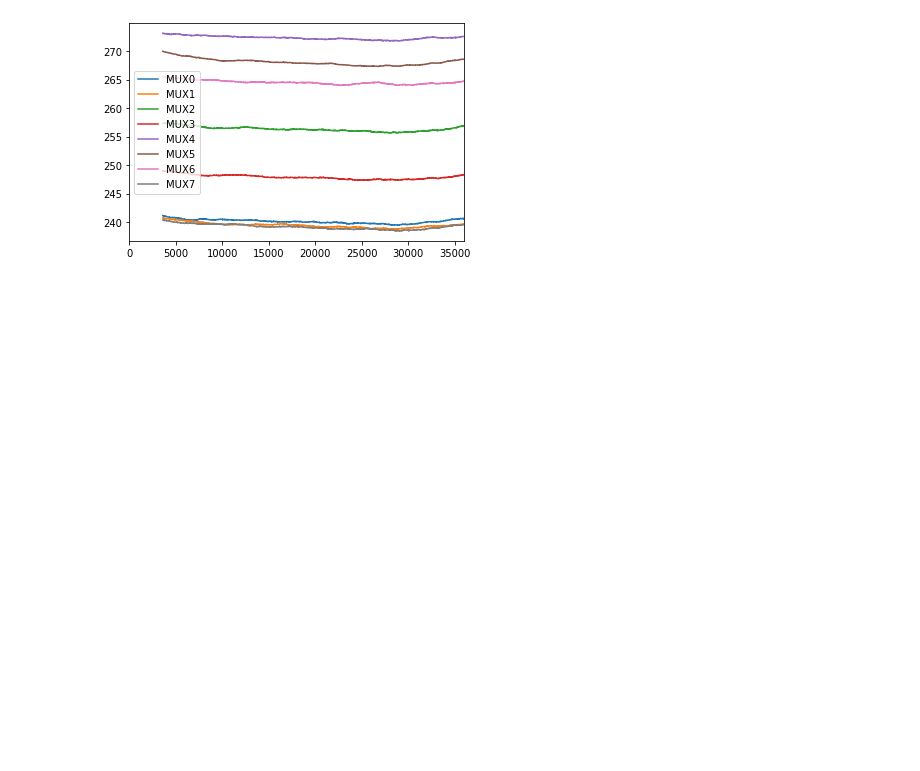
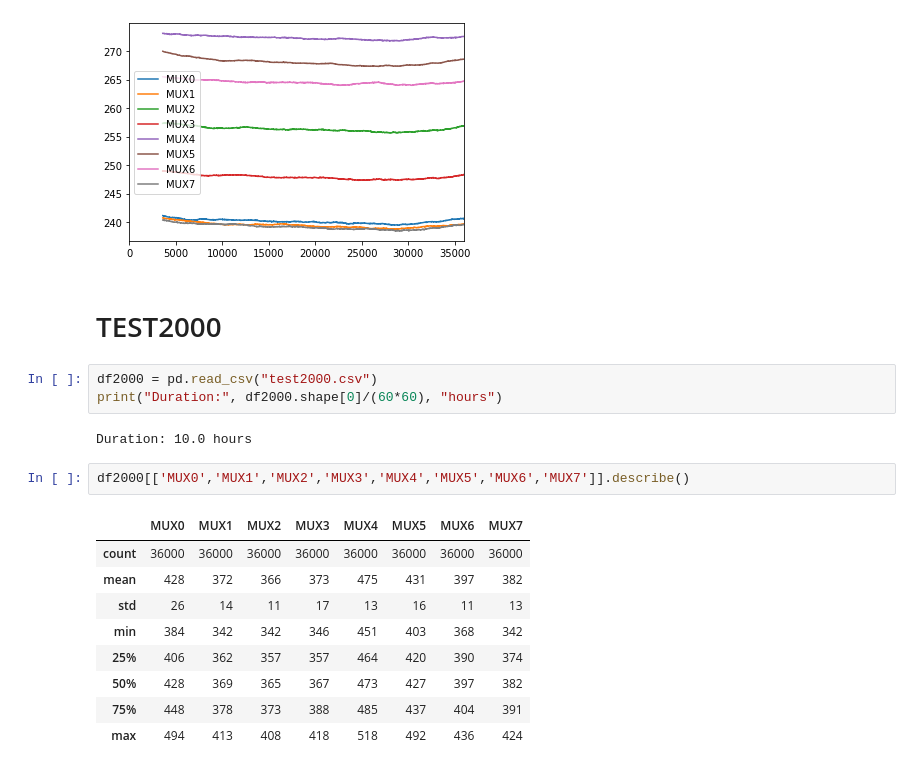
Before and after one commit to mygs/babilonia, a Jupyter notebook: research/mux-capacitive/moisture.ipynb, the cells around one changed output. Drawn from its saved outputs; the diff is of its cells as text; blank space fills up the shorter version.

```diff
--- a/research/mux-capacitive/moisture.ipynb
+++ b/research/mux-capacitive/moisture.ipynb
@@ -300,3 +300,22 @@ df1002[['MUX0','MUX1','MUX2','MUX3','MUX4','MUX5','MUX6','MUX7']].rolling(3600).
 # %% [output]
 <matplotlib.axes._subplots.AxesSubplot at 0x...>
 [figure]
+# %% [markdown]
+# TEST2000
+# %%
+df2000 = pd.read_csv("test2000.csv")
+print("Duration:", df2000.shape[0]/(60*60), "hours")
+# %% [output]
+Duration: 10.0 hours
+# %%
+df2000[['MUX0','MUX1','MUX2','MUX3','MUX4','MUX5','MUX6','MUX7']].describe()
+# %% [output]
+|  | MUX0 | MUX1 | MUX2 | MUX3 | MUX4 | MUX5 | MUX6 | MUX7 |
+| count | 36000 | 36000 | 36000 | 36000 | 36000 | 36000 | 36000 | 36000 |
+| mean | 428 | 372 | 366 | 373 | 475 | 431 | 397 | 382 |
+| std | 26 | 14 | 11 | 17 | 13 | 16 | 11 | 13 |
+| min | 384 | 342 | 342 | 346 | 451 | 403 | 368 | 342 |
+| 25% | 406 | 362 | 357 | 357 | 464 | 420 | 390 | 374 |
+| 50% | 428 | 369 | 365 | 367 | 473 | 427 | 397 | 382 |
+| 75% | 448 | 378 | 373 | 388 | 485 | 437 | 404 | 391 |
+| max | 494 | 413 | 408 | 418 | 518 | 492 | 436 | 424 |
```
Also changed, not shown: parts of 4 cells of this notebook, 2 other files.
